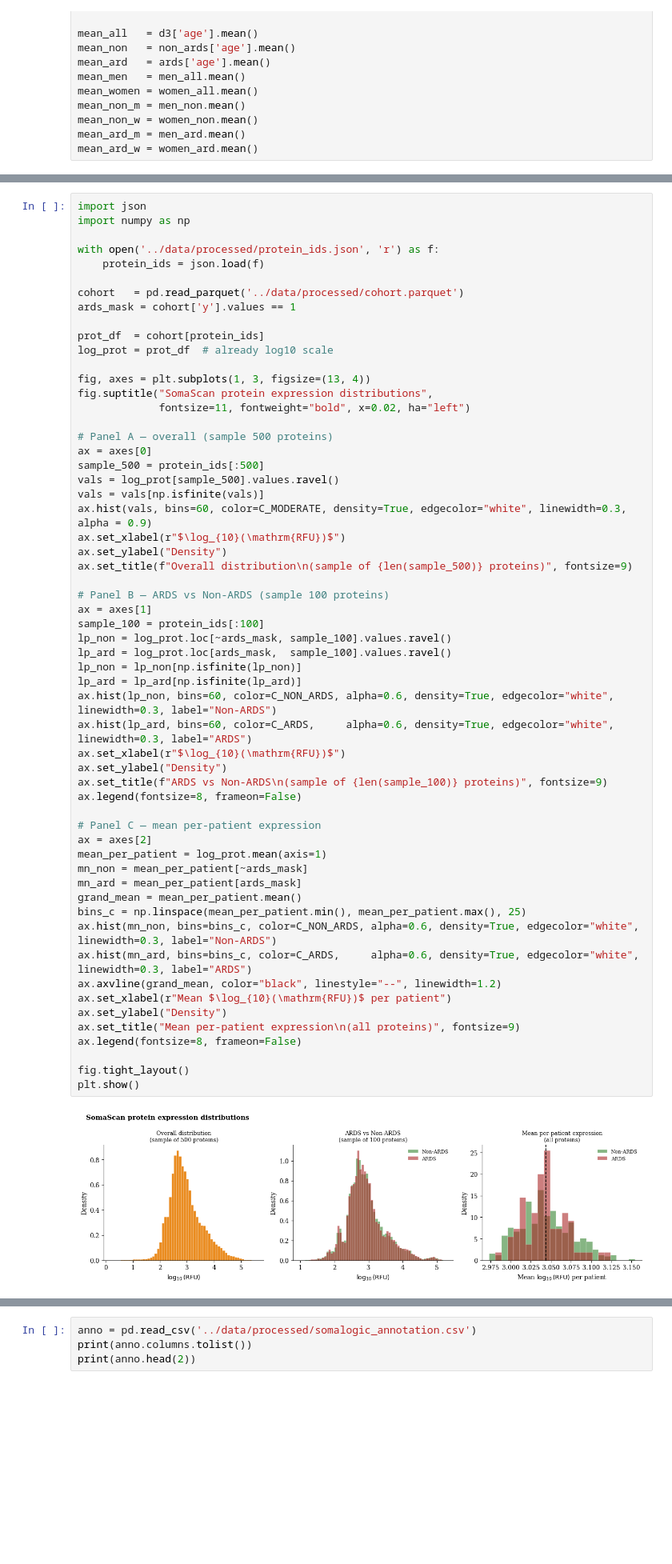
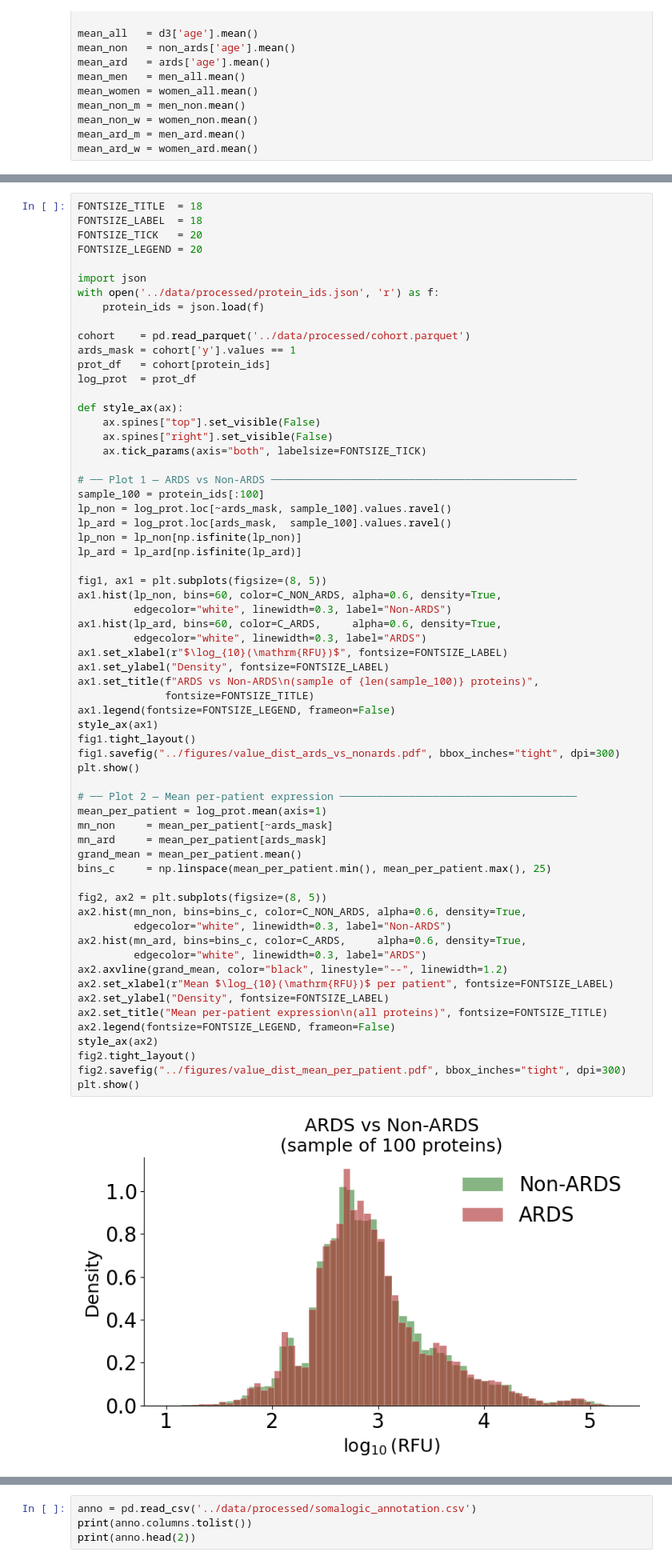
Before and after one commit to andreasjak/MSc26_Proteomics, a Jupyter notebook: notebooks/data_vis.ipynb, the cells around one changed output, grey strips where cells are left out. Shown at 80% size. Cells and saved outputs as stored; diff of their text form; blank space fills up the shorter version.

```diff
--- a/notebooks/data_vis.ipynb
+++ b/notebooks/data_vis.ipynb
@@ -287,60 +334,65 @@ plt.show()
 # %%
+FONTSIZE_TITLE  = 18
+FONTSIZE_LABEL  = 18
+FONTSIZE_TICK   = 20
+FONTSIZE_LEGEND = 20
+
 import json
-import numpy as np
-
 with open('../data/processed/protein_ids.json', 'r') as f:
     protein_ids = json.load(f)
 
-cohort   = pd.read_parquet('../data/processed/cohort.parquet')
+cohort    = pd.read_parquet('../data/processed/cohort.parquet')
 ards_mask = cohort['y'].values == 1
+prot_df   = cohort[protein_ids]
+log_prot  = prot_df
 
-prot_df  = cohort[protein_ids]
-log_prot = prot_df  # already log10 scale
+def style_ax(ax):
+    ax.spines["top"].set_visible(False)
+    ax.spines["right"].set_visible(False)
+    ax.tick_params(axis="both", labelsize=FONTSIZE_TICK)
 
-fig, axes = plt.subplots(1, 3, figsize=(13, 4))
-fig.suptitle("SomaScan protein expression distributions",
-             fontsize=11, fontweight="bold", x=0.02, ha="left")
-
-# Panel A — overall (sample 500 proteins)
-ax = axes[0]
-sample_500 = protein_ids[:500]
-vals = log_prot[sample_500].values.ravel()
-vals = vals[np.isfinite(vals)]
-ax.hist(vals, bins=60, color=C_MODERATE, density=True, edgecolor="white", linewidth=0.3, alpha = 0.9)
-ax.set_xlabel(r"$\log_{10}(\mathrm{RFU})$")
-ax.set_ylabel("Density")
-ax.set_title(f"Overall distribution\n(sample of {len(sample_500)} proteins)", fontsize=9)
-
-# Panel B — ARDS vs Non-ARDS (sample 100 proteins)
-ax = axes[1]
+# ── Plot 1 — ARDS vs Non-ARDS ─────────────────────────────────────────────────
 sample_100 = protein_ids[:100]
 lp_non = log_prot.loc[~ards_mask, sample_100].values.ravel()
 lp_ard = log_prot.loc[ards_mask,  sample_100].values.ravel()
 lp_non = lp_non[np.isfinite(lp_non)]
 lp_ard = lp_ard[np.isfinite(lp_ard)]
-ax.hist(lp_non, bins=60, color=C_NON_ARDS, alpha=0.6, density=True, edgecolor="white", linewidth=0.3, label="Non-ARDS")
-ax.hist(lp_ard, bins=60, color=C_ARDS,     alpha=0.6, density=True, edgecolor="white", linewidth=0.3, label="ARDS")
-ax.set_xlabel(r"$\log_{10}(\mathrm{RFU})$")
-ax.set_ylabel("Density")
-ax.set_title(f"ARDS vs Non-ARDS\n(sample of {len(sample_100)} proteins)", fontsize=9)
-ax.legend(fontsize=8, frameon=False)
 
-# Panel C — mean per-patient expression
-ax = axes[2]
+fig1, ax1 = plt.subplots(figsize=(8, 5))
+ax1.hist(lp_non, bins=60, color=C_NON_ARDS, alpha=0.6, density=True,
+         edgecolor="white", linewidth=0.3, label="Non-ARDS")
+ax1.hist(lp_ard, bins=60, color=C_ARDS,     alpha=0.6, density=True,
+         edgecolor="white", linewidth=0.3, label="ARDS")
+ax1.set_xlabel(r"$\log_{10}(\mathrm{RFU})$", fontsize=FONTSIZE_LABEL)
+ax1.set_ylabel("Density", fontsize=FONTSIZE_LABEL)
+ax1.set_title(f"ARDS vs Non-ARDS\n(sample of {len(sample_100)} proteins)",
+              fontsize=FONTSIZE_TITLE)
+ax1.legend(fontsize=FONTSIZE_LEGEND, frameon=False)
+style_ax(ax1)
+fig1.tight_layout()
+fig1.savefig("../figures/value_dist_ards_vs_nonards.pdf", bbox_inches="tight", dpi=300)
+plt.show()
+
+# ── Plot 2 — Mean per-patient expression ──────────────────────────────────────
 mean_per_patient = log_prot.mean(axis=1)
-mn_non = mean_per_patient[~ards_mask]
-mn_ard = mean_per_patient[ards_mask]
+mn_non     = mean_per_patient[~ards_mask]
+mn_ard     = mean_per_patient[ards_mask]
 grand_mean = mean_per_patient.mean()
-bins_c = np.linspace(mean_per_patient.min(), mean_per_patient.max(), 25)
-ax.hist(mn_non, bins=bins_c, color=C_NON_ARDS, alpha=0.6, density=True, edgecolor="white", linewidth=0.3, label="Non-ARDS")
-ax.hist(mn_ard, bins=bins_c, color=C_ARDS,     alpha=0.6, density=True, edgecolor="white", linewidth=0.3, label="ARDS")
-ax.axvline(grand_mean, color="black", linestyle="--", linewidth=1.2)
-ax.set_xlabel(r"Mean $\log_{10}(\mathrm{RFU})$ per patient")
-ax.set_ylabel("Density")
-ax.set_title("Mean per-patient expression\n(all proteins)", fontsize=9)
-ax.legend(fontsize=8, frameon=False)
+bins_c     = np.linspace(mean_per_patient.min(), mean_per_patient.max(), 25)
 
-fig.tight_layout()
+fig2, ax2 = plt.subplots(figsize=(8, 5))
+ax2.hist(mn_non, bins=bins_c, color=C_NON_ARDS, alpha=0.6, density=True,
+         edgecolor="white", linewidth=0.3, label="Non-ARDS")
+ax2.hist(mn_ard, bins=bins_c, color=C_ARDS,     alpha=0.6, density=True,
+         edgecolor="white", linewidth=0.3, label="ARDS")
+ax2.axvline(grand_mean, color="black", linestyle="--", linewidth=1.2)
+ax2.set_xlabel(r"Mean $\log_{10}(\mathrm{RFU})$ per patient", fontsize=FONTSIZE_LABEL)
+ax2.set_ylabel("Density", fontsize=FONTSIZE_LABEL)
+ax2.set_title("Mean per-patient expression\n(all proteins)", fontsize=FONTSIZE_TITLE)
+ax2.legend(fontsize=FONTSIZE_LEGEND, frameon=False)
+style_ax(ax2)
+fig2.tight_layout()
+fig2.savefig("../figures/value_dist_mean_per_patient.pdf", bbox_inches="tight", dpi=300)
 plt.show()
 # %% [output]
-[figure, old version]
+[figure, new version]
```
Also changed, not shown: parts of 9 cells of this notebook.
